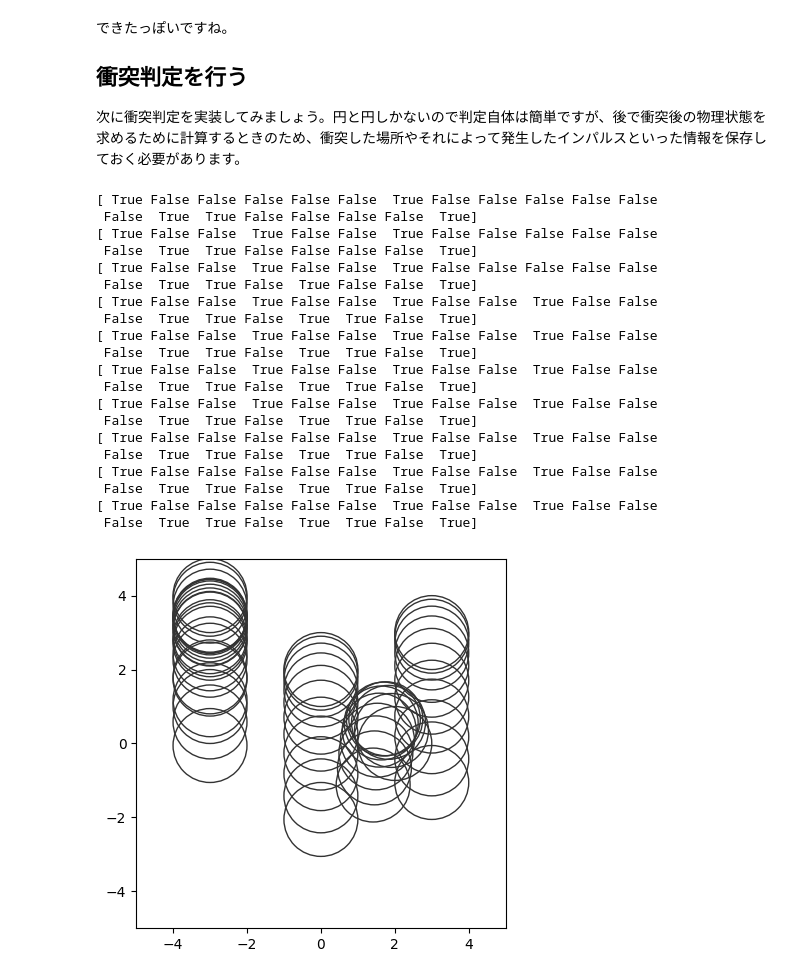
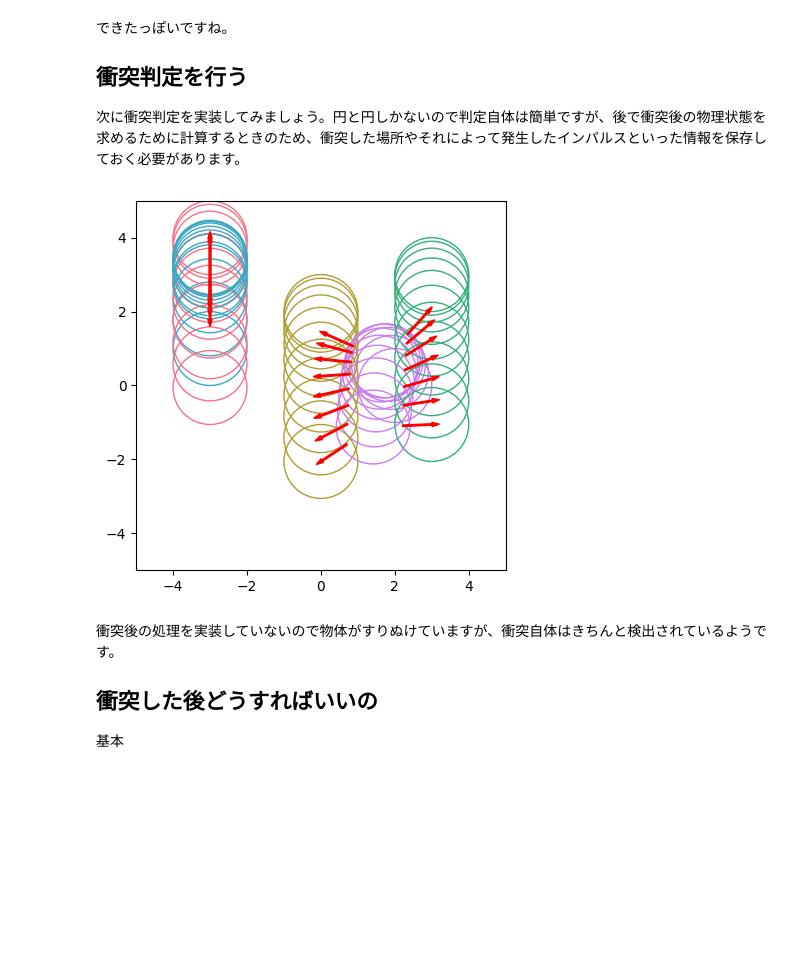
Before and after one commit to kngwyu/rlog2, a Jupyter notebook: posts/fast_2d_physics_in_jax.ipynb, the cells around one changed output. Drawn from its saved outputs; the diff is of its cells as text; code cells hidden in the pictures; blank space fills up the shorter version.

Commit message:
Illustrate contacts

```diff
--- a/posts/fast_2d_physics_in_jax.ipynb
+++ b/posts/fast_2d_physics_in_jax.ipynb
@@ -59,6 +59,9 @@ class PyTreeOps:
 
     def __truediv__(self, o: float | jax.Array) -> Self:
         return jax.tree_map(lambda x: x / o, self)
+
+    def get_slice(self, index: int | Sequence[int] | Sequence[bool]) -> Self:
+        return jax.tree_map(lambda x: x[index], self)
 
     def reshape(self, shape: Sequence[int]) -> Self:
         return jax.tree_map(lambda x: x.reshape(shape), self)
@@ -235,25 +238,23 @@ def tree_map2(
 
 def generate_all_pairs(x: jax.Array) -> tuple[jax.Array, jax.Array]:
     """Returns two arrays that iterate over all combination of elements in x."""
-    # x.shape[0] > 0
+    # x.shape[0] > 1
     chex.assert_axis_dimension_gt(x, 0, 1)
     n = x.shape[0]
     # (a, a, a, b, b, c)
-    n_repeats = ()
     outer_loop = jnp.repeat(
         x,
-        jnp.arange(n, 0, -1),
+        jnp.arange(n - 1, -1, -1),
         axis=0,
-        total_repeat_length=n * (n - 1),
+        total_repeat_length=n * (n - 1) // 2,
     )
-    # (a, b, c, a, b, c)
-    n_repeats = (n - 1,) + (1,) * (x.ndim - 1)
-    inner_loop = jnp.tile(x, n_repeats)
+    # (b, c, d, c, d, d)
+    inner_loop = jnp.concatenate([x[i:] for i in range(1, len(x))])
     return outer_loop, inner_loop
 
 
 @chex.dataclass
-class Contact:
+class Contact(PyTreeOps):
     pos: jax.Array
     normal: jax.Array
     penetration: jax.Array
@@ -281,55 +282,55 @@ def check_contacts(space: Space, position: Position) -> Contact:
     pos1, pos2 = tree_map2(generate_all_pairs, position)
     return jax.vmap(circle_to_circle)(circle1, circle2, pos1, pos2)
 # %%
+import seaborn as sns
+from matplotlib.patches import Arrow
+paletter = sns.color_palette("husl", 5)
+
 N = 5
+
 circles = Circle(
     mass=jnp.ones(N),
     radius=jnp.ones(N),
     moment=jnp.ones(N) * 0.5,
     elasticity=jnp.ones(N),
     friction=jnp.ones(N),
-    rgba=jnp.tile(jnp.array([0.2, 0.2, 0.2, 1.0]), (N, 1)),
+    rgba=jnp.array([p + (1.0,) for p in palette]),
 )
 space = Space(dt=0.1, damping=0.9, gravity=jnp.array([0.0, -9.8]), circle=circles)
 p = Position(
     angle=jnp.zeros(N),
     xy=jnp.array([[-3, 4.0], [0.0, 2.0], [3.0, 3], [-3, 1], [2, 0]]),
 )
 v_xy = jnp.concatenate((jnp.zeros((N - 2, 2)), jnp.array([[0, 10.0], [-1.0, 5.0]])))
 v = Velocity(angle=jnp.zeros(N), xy=v_xy)
 f = Force(angle=jnp.zeros(N), xy=jnp.zeros((N, 2)))
 state = State(p=p, v=v, f=f)
 positions = [state.p]
+contact_list = []
 for i in range(10):
     state = update_velocity(space, state)
     state = update_position(space, state)
     positions.append(state.p)
     contacts = check_contacts(space, state.p)
-    print(contacts.penetration > 0)
+    total_index = 0
+    for j in range(N):
+        for k in range(j + 1, N):
+            if contacts.penetration[total_index] > 0:
+                contact_list.append(contacts.get_slice(total_index))
+            total_index += 1
 fig, ax = plt.subplots()
 ax.set_aspect("equal", adjustable="box")
 ax.set_xlim((-5, 5))
 ax.set_ylim((-5, 5))
 visualize_balls(ax, space.circle, positions)
+for contact in contact_list:
+    arrow = Arrow(*contact.pos, *contact.normal, width=0.2, color="r")
+    ax.add_patch(arrow)
 # %% [output]
-[ True False False False False False  True False False False False False
- False  True  True False False False False  True]
-[ True False False  True False False  True False False False False False
- False  True  True False False False False  True]
-[ True False False  True False False  True False False False False False
- False  True  True False  True False False  True]
-[ True False False  True False False  True False False  True False False
- False  True  True False  True  True False  True]
-[ True False False  True False False  True False False  True False False
- False  True  True False  True  True False  True]
-[ True False False  True False False  True False False  True False False
- False  True  True False  True  True False  True]
-[ True False False  True False False  True False False  True False False
- False  True  True False  True  True False  True]
-[ True False False False False False  True False False  True False False
- False  True  True False  True  True False  True]
-[ True False False False False False  True False False  True False False
- False  True  True False  True  True False  True]
-[ True False False False False False  True False False  True False False
- False  True  True False  True  True False  True]
-[figure, old version]
+[figure, new version]
+# %% [markdown]
+衝突後の処理を実装していないので物体がすりぬけていますが、衝突自体はきちんと検出されているようです。
+
+## 衝突した後どうすればいいの
+
+基本
```
